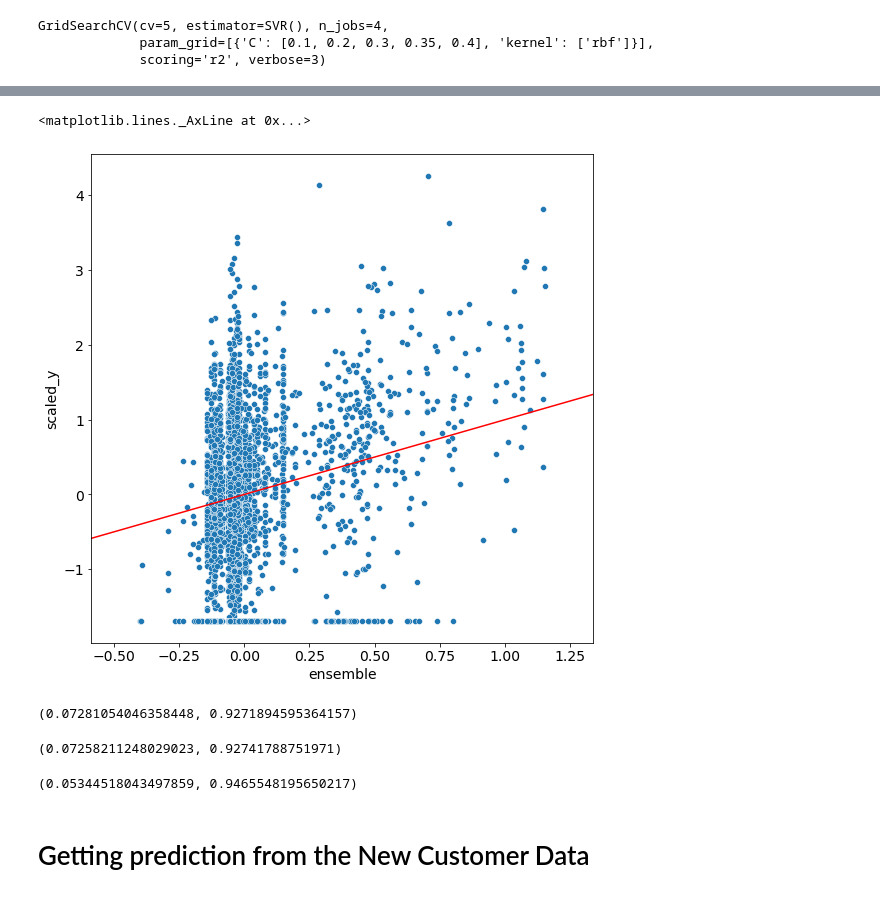
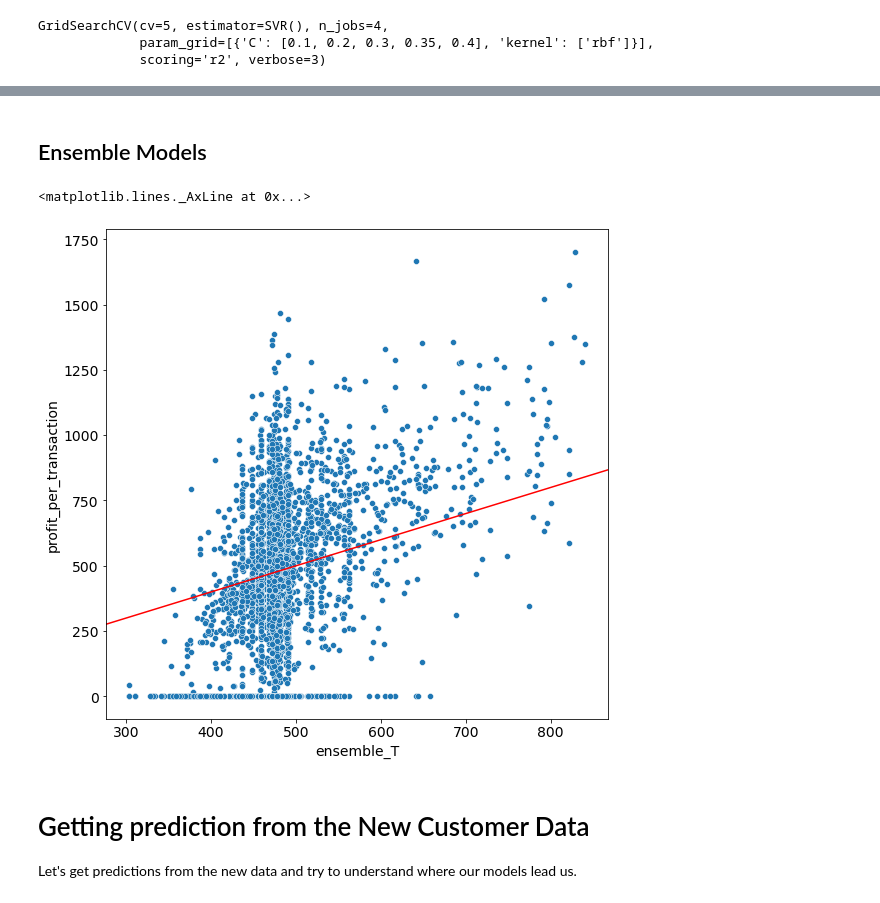
Before and after one commit to Okancan-Balci/KPMG_AU_Data_Analytics, a Jupyter notebook: Task_2/Customer_Prediction.ipynb, the cells around one changed output, grey strips where cells are left out. Drawn from its saved outputs; the diff is of its cells as text; code cells hidden in the pictures.

```diff
--- a/Task_2/Customer_Prediction.ipynb
+++ b/Task_2/Customer_Prediction.ipynb
@@ -120,7 +122,7 @@ plt.axline([-0.35,-0.35], [1.25, 1.25], c = "red")
 xgb = GradientBoostingRegressor()
 
 param_grid = [
-    {"learning_rate" : [0.005, 0.01], "n_estimators" : [100, 250, 500, 600],
+    {"learning_rate" : [0.01, 0.05], "n_estimators" : [250, 500, 600, 700],
     "max_depth" : [2, 3]}
 ]
 
@@ -213,7 +216,7 @@ plt.axline([-0.5,-0.5], [1.5, 1.5], c = "red")
 rf = RandomForestRegressor()
 
 param_grid = [
-    {"n_estimators" : [300, 600, 900, 1200], "max_depth" : [5, 6, 7]}
+    {"n_estimators" : [100, 300, 600, 900], "max_features" : [1,2,3, "auto"]}
 ]
 
 scores_rf = GridSearchCV(rf, param_grid=param_grid, cv = 5, refit = True, verbose=3,
@@ -256,8 +259,12 @@ plt.axline([-0.5,-0.5], [2, 2], c = "red")
+# %% [markdown]
+## Ensemble Models
 # %%
-customers["ensemble"] = (customers.preds_rf + customers.preds_svm + customers.preds_xgb) / 3
+customers["ensemble"] = (customers.preds_rf + customers.preds_svm + customers.preds_xgb + customers.preds_mlp) / 4
+# %%
+customers["ensemble_T"] = scale_y.inverse_transform(customers.ensemble.values.reshape(-1,1)).flatten()
 # %%
-sns.scatterplot(x = "ensemble", y = "scaled_y", data = customers)
-plt.axline([-0.5,-0.5], [1.25, 1.25], c = "red")
+sns.scatterplot(x = "ensemble_T", y = "profit_per_transaction", data = customers)
+plt.axline([400,400], [800, 800], c = "red")
 # %% [output]
 <matplotlib.lines._AxLine at 0x...>
-[figure, old version]
+[figure, new version]
@@ -267,17 +271,7 @@ from sklearn.metrics import mean_squared_error
-# %%
-r2_score(customers.scaled_y.values, customers.ensemble.values), mean_squared_error(customers.scaled_y.values, customers.ensemble.values)
-# %% [output]
-(0.07281054046358448, 0.9271894595364157)
-# %%
-r2_score(customers.scaled_y.values, customers.preds_svm.values), mean_squared_error(customers.scaled_y.values, customers.preds_svm.values)
-# %% [output]
-(0.07258211248029023, 0.92741788751971)
-# %%
-r2_score(customers.scaled_y.values, customers.preds_mlp.values), mean_squared_error(customers.scaled_y.values, customers.preds_mlp.values)
-# %% [output]
-(0.05344518043497859, 0.9465548195650217)
 # %% [markdown]
 # Getting prediction from the New Customer Data
+
+Let's get predictions from the new data and try to understand where our models lead us.
 # %%
 new_customers = pd.read_csv("new_customers.csv")
 # %%
```
Also changed, not shown: parts of 32 cells of this notebook, 7 other files.
